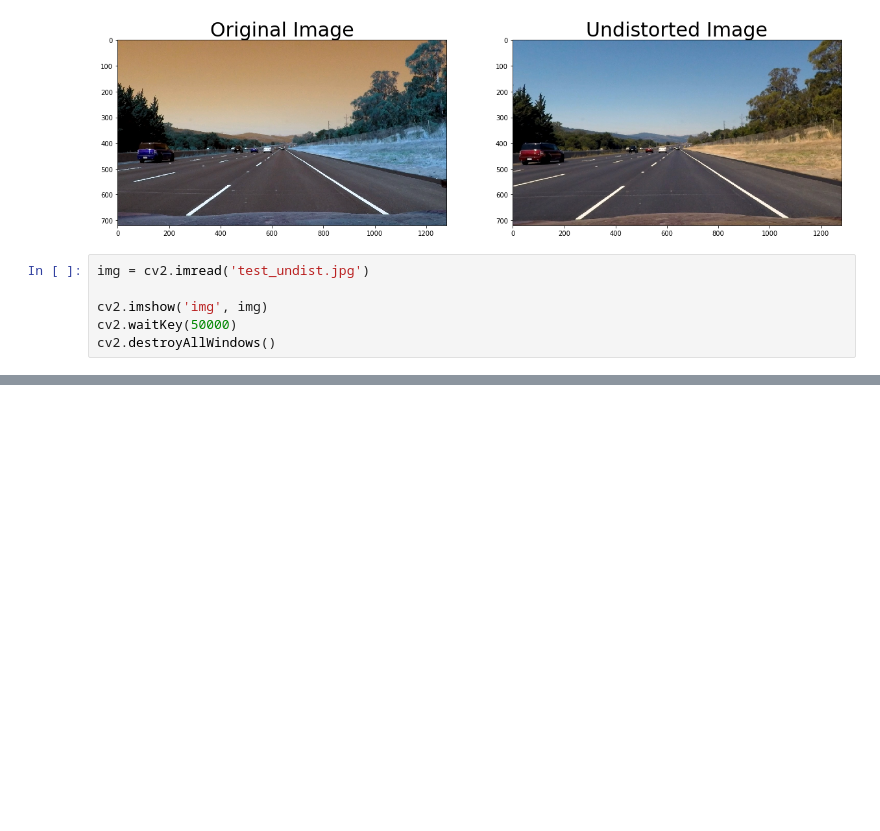
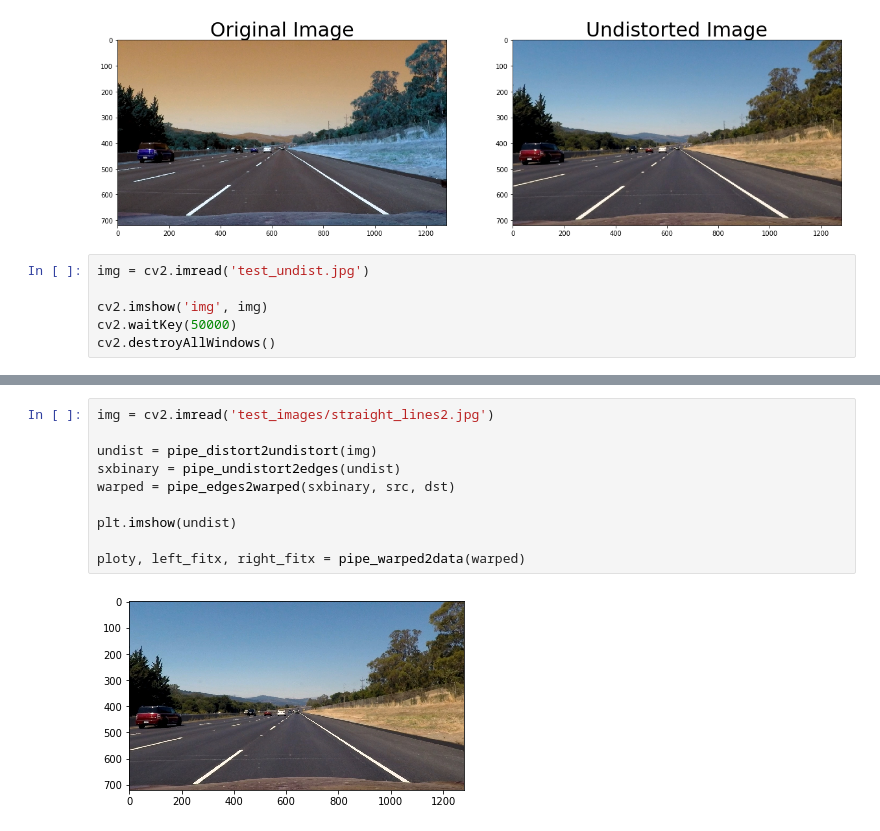
Before and after one commit to ronhuafeng/CarND-Advanced-Lane-Lines, a Jupyter notebook: project.ipynb, the cells around one changed output, grey strips where cells are left out. Saved outputs shown, nothing was run; the diff lists cells and outputs as text; blank space fills up the shorter version.

```diff
--- a/project.ipynb
+++ b/project.ipynb
@@ -326,0 +504,12 @@ ValueError: object too deep for desired array
+# %%
+img = cv2.imread('test_images/straight_lines2.jpg')
+
+undist = pipe_distort2undistort(img)
+sxbinary = pipe_undistort2edges(undist)
+warped = pipe_edges2warped(sxbinary, src, dst)
+
+plt.imshow(undist)
+
+ploty, left_fitx, right_fitx = pipe_warped2data(warped)
+# %% [output]
+[figure, added]
```
Also changed, not shown: parts of 9 cells of this notebook.
